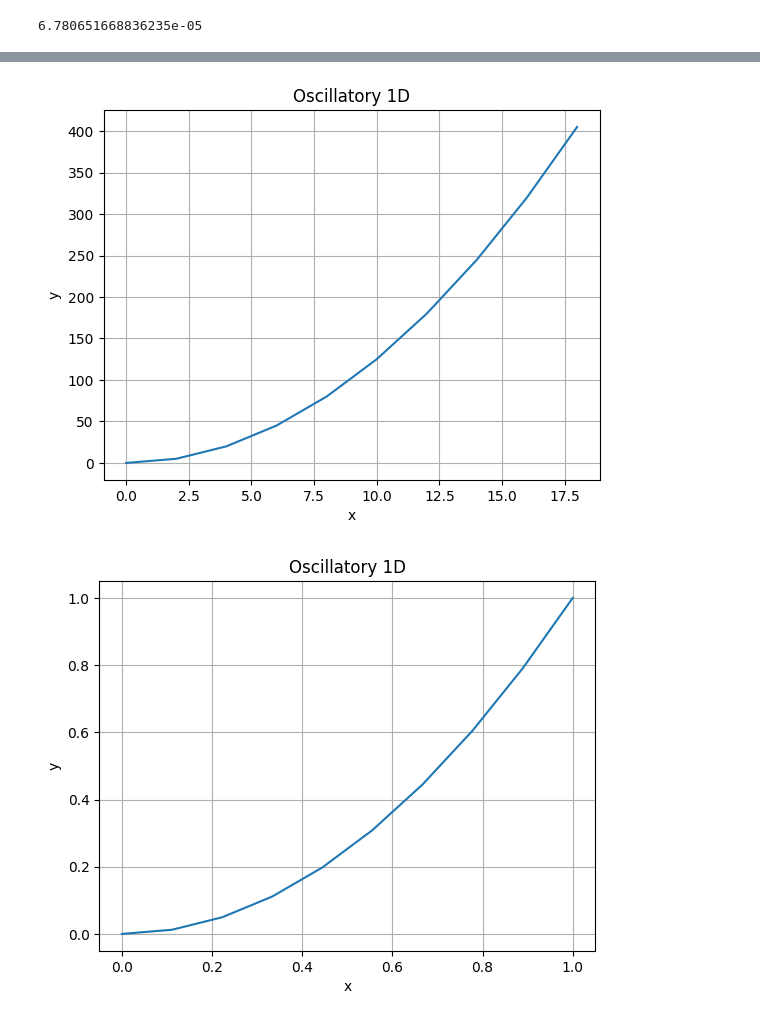
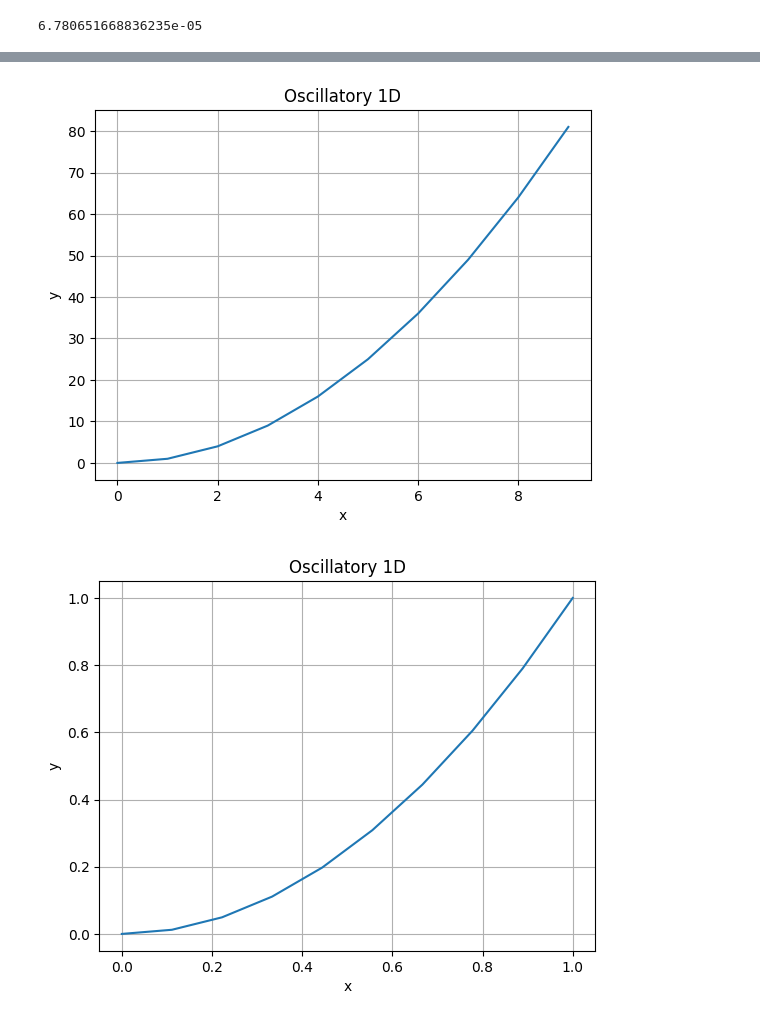
Before and after one commit to GrindelfP/project-skuld, a Jupyter notebook: cat/nn-python/playground/lib-test.ipynb, the cells around one changed output, grey strips where cells are left out. Saved outputs shown, nothing was run; the diff lists cells and outputs as text; code cells hidden in the pictures.

```diff
--- a/cat/nn-python/playground/lib-test.ipynb
+++ b/cat/nn-python/playground/lib-test.ipynb
@@ -386,9 +560,11 @@ X_i, X_i2 = [], []
 for i in range(10):
     X_i.append(i)
     X_i2.append(i * 2)
-    y_init.append(i*i + (i * 2) ** 2)
+    y_init.append(i*i)
 X_init.append(X_i)
 X_init.append(X_i2)
 
-X_init, y_init
+X_init, y_init = torch.transpose(torch.tensor(X_init), 0, 1), torch.tensor(y_init).unsqueeze(1)
+
+X_init.shape, y_init.shape
 # %% [output]
@@ -407,12 +596,12 @@ X, y
 # %%
-x_np = X_init[1]
+x_np = X_init[:, 0]
 y_np = y_init
 plt.plot(x_np, y_np)
 plt.xlabel('x')
 plt.ylabel('y')
 plt.title("Oscillatory 1D")
 plt.grid(True)
 plt.show()
 # %% [output]
-[figure, old version]
+[figure, new version]
 # %%
```
Also changed, not shown: parts of 82 cells of this notebook.
